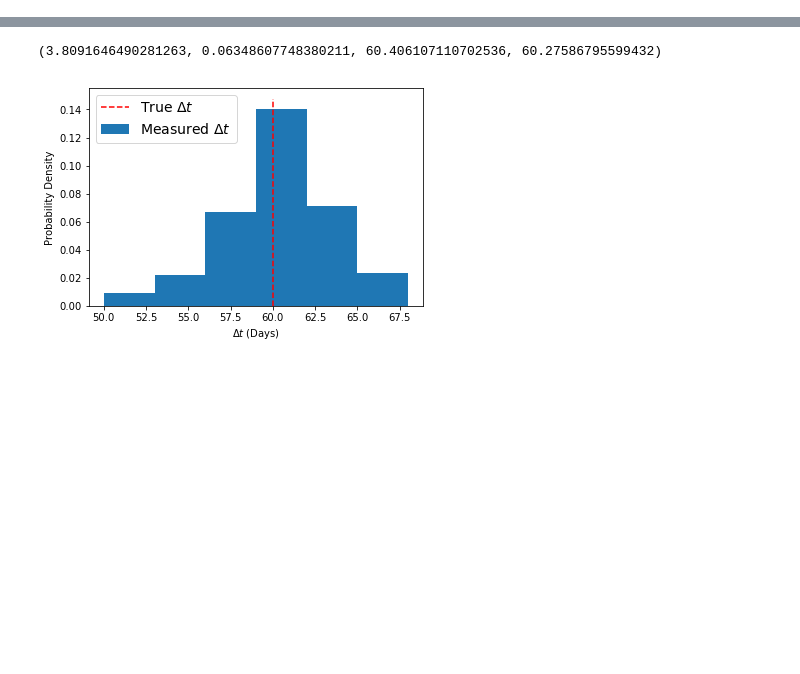
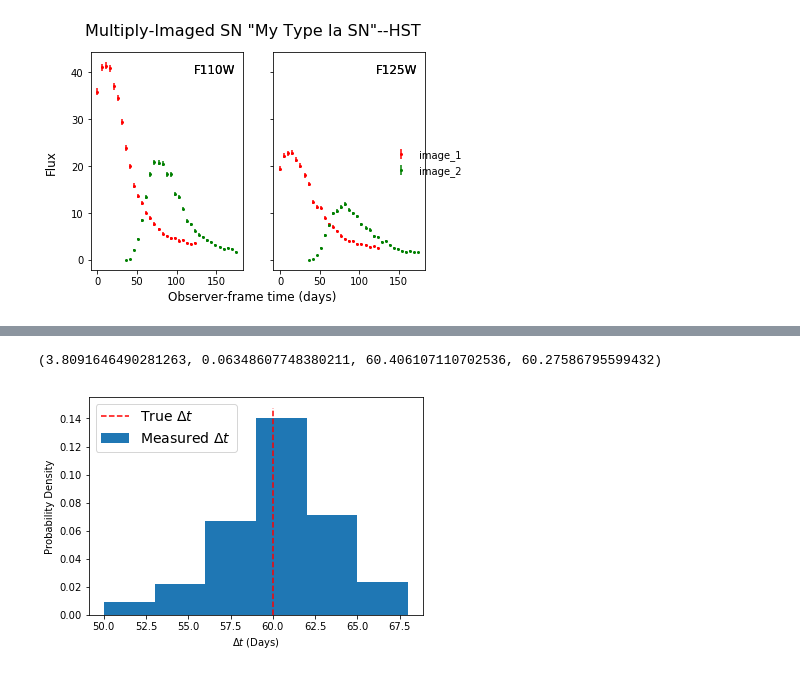
Before and after one commit to jpierel14/sntd, a Jupyter notebook: manuscript_caseStudies.ipynb, the cells around one changed output, grey strips where cells are left out. Drawn from its saved outputs; the diff is of its cells as text; code cells hidden in the pictures; blank space fills up the shorter version.

```diff
--- a/manuscript_caseStudies.ipynb
+++ b/manuscript_caseStudies.ipynb
@@ -9,6 +9,20 @@ from astropy.io import ascii
 from scipy.interpolate import splrep,splev
 from scipy.optimize import minimize,minimize_scalar
 from scipy.interpolate import interp1d
+# %%
+import sntd,sncosmo
+import matplotlib.pyplot as plt
+
+modname = sncosmo.SALT2Source(modeldir='salt2-extended')
+myMISN = sntd.createMultiplyImagedSN(modname, 'Ia', 1.33,z_lens=.53, bands=['F110W','F125W'],
+                                     zp=[26.8,26.2], cadence=5., epochs=35.,skynoiseRange=(.001,.005),gain=70. ,
+                                     time_delays=[10., 78.], magnifications=[7,3.5], objectName='My Type Ia SN',
+                                     telescopename='HST',minsnr=5.0)#,microlensing_type='AchromaticMicrolensing',
+                                     #microlensing_params=fitData)
+myMISN.plot_object()
+plt.show()
+# %% [output]
+[figure, added]
 # %%
 import sntd,sncosmo
 import matplotlib.pyplot as plt
```
Also changed, not shown: parts of 2 cells of this notebook, 3 other files.
